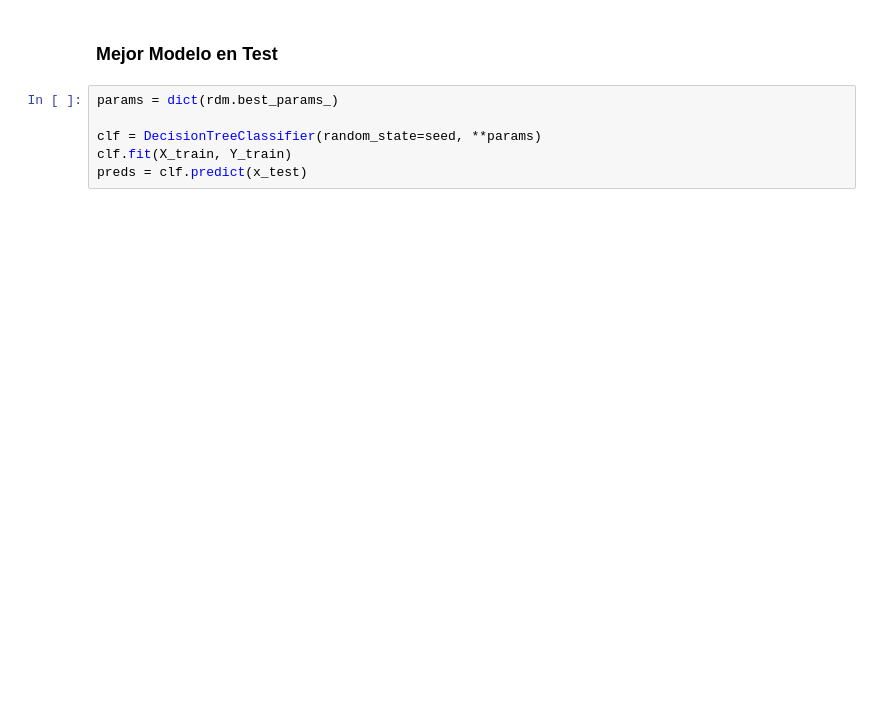
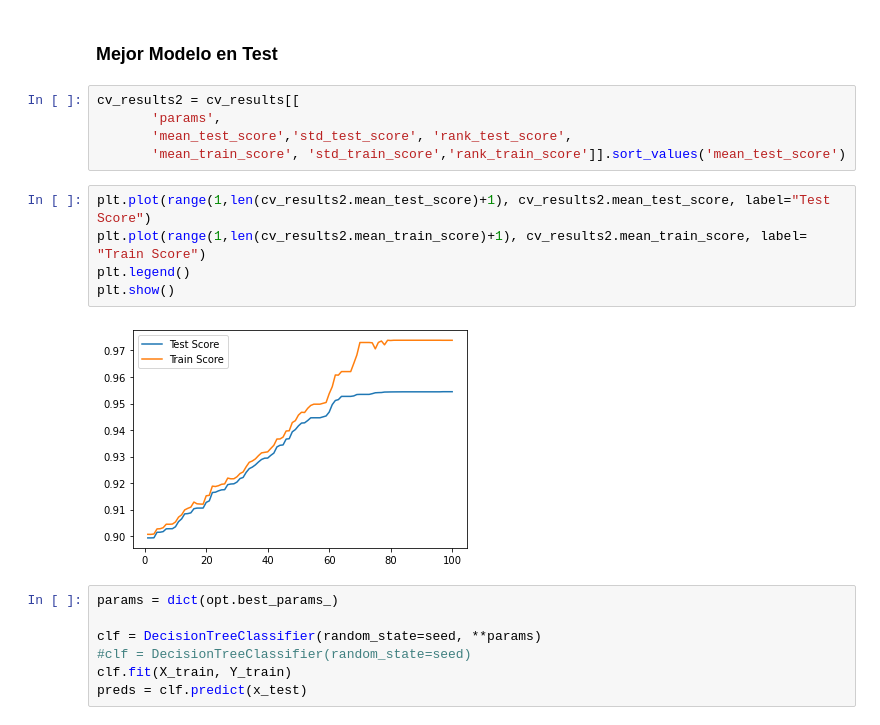
Before and after one commit to Ignacio-Ibarra/tpAA, a Jupyter notebook: Modelado.ipynb, the cells around one changed output. Drawn from its saved outputs; the diff is of its cells as text; blank space fills up the shorter version.

```diff
--- a/Modelado.ipynb
+++ b/Modelado.ipynb
@@ -255,9 +282,22 @@ cv_results.to_csv(f"./resultados/cv_results-{hoy}.csv", index=False)
 # %% [markdown]
 ### Mejor Modelo en Test
+# %%
+cv_results2 = cv_results[[
+       'params',
+       'mean_test_score','std_test_score', 'rank_test_score',
+       'mean_train_score', 'std_train_score','rank_train_score']].sort_values('mean_test_score')
+# %%
+plt.plot(range(1,len(cv_results2.mean_test_score)+1), cv_results2.mean_test_score, label="Test Score")
+plt.plot(range(1,len(cv_results2.mean_train_score)+1), cv_results2.mean_train_score, label= "Train Score")
+plt.legend()
+plt.show()
+# %% [output]
+[figure, added]
 # %%
-params = dict(rdm.best_params_)
+params = dict(opt.best_params_)
 
 clf = DecisionTreeClassifier(random_state=seed, **params)
+#clf = DecisionTreeClassifier(random_state=seed)
 clf.fit(X_train, Y_train)
 preds = clf.predict(x_test)
 # %%
```
Also changed, not shown: parts of 6 cells of this notebook, 2 other files.
